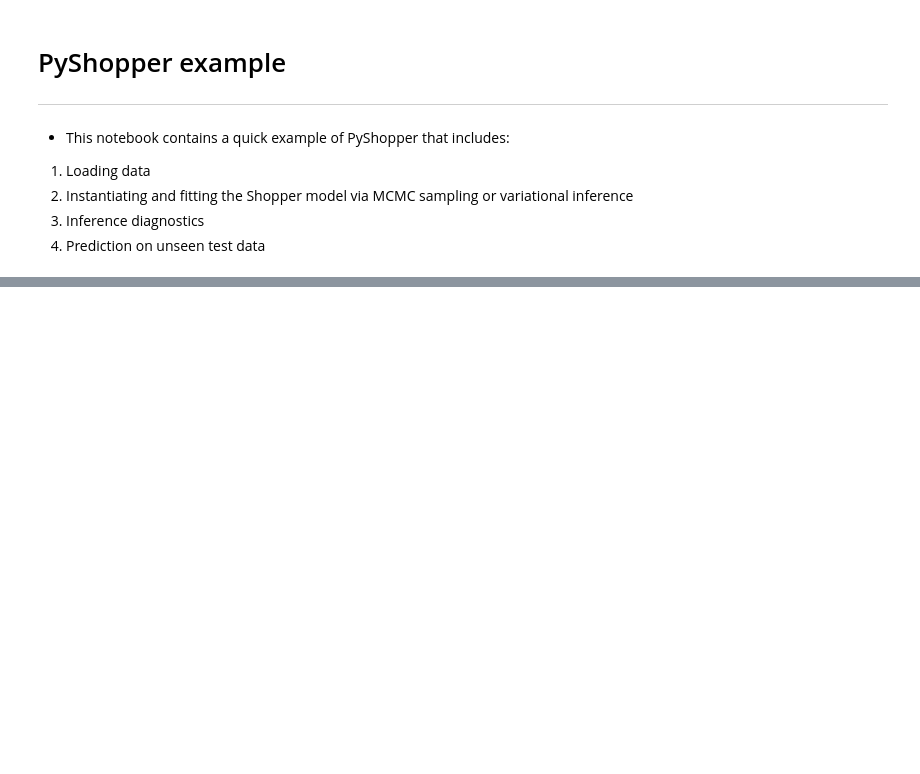
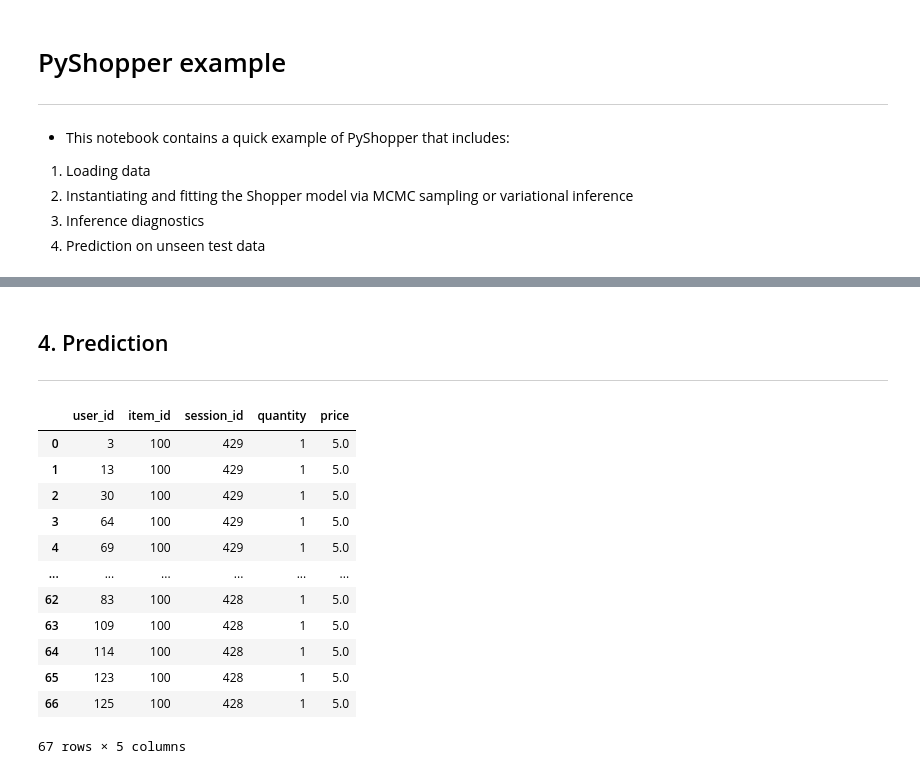
Before and after one commit to topher-lo/PyShopper, a Jupyter notebook: example.ipynb, the cells around one changed output, grey strips where cells are left out. Saved outputs shown, nothing was run; the diff lists cells and outputs as text; code cells hidden in the pictures; blank space fills up the shorter version.

```diff
--- a/example.ipynb
+++ b/example.ipynb
@@ -113,0 +121,31 @@ fig = advi_res.elbo_plot()
+# %% [markdown]
+## 4. Prediction
+---
+# %%
+# Load test data
+test_data = shopper.load_data(f'{DATA_URL}/test.tsv?raw=true',
+                              f'{DATA_URL}/prices.tsv?raw=true')
+test_sessions_list = sorted(test_data['session_id'].unique())
+
+W_test = int(0.33*W)
+
+# Limit data to C items and U users
+X_test = (test_data.loc[test_data['item_id'].isin(unique_items[:C])]
+                   .loc[test_data['session_id'].isin(test_sessions_list[-W_test:])]
+                   .reset_index(drop=True))
+
+X_test
+# %% [output]
+|  | user_id | item_id | session_id | quantity | price |
+| 0 | 3 | 100 | 429 | 1 | 5.0 |
+| 1 | 13 | 100 | 429 | 1 | 5.0 |
+| 2 | 30 | 100 | 429 | 1 | 5.0 |
+| 3 | 64 | 100 | 429 | 1 | 5.0 |
+| 4 | 69 | 100 | 429 | 1 | 5.0 |
+| ... | ... | ... | ... | ... | ... |
+| 62 | 83 | 100 | 428 | 1 | 5.0 |
+| 63 | 109 | 100 | 428 | 1 | 5.0 |
+| 64 | 114 | 100 | 428 | 1 | 5.0 |
+| 65 | 123 | 100 | 428 | 1 | 5.0 |
+| 66 | 125 | 100 | 428 | 1 | 5.0 |
+67 rows × 5 columns
```
Also changed, not shown: parts of 15 cells of this notebook, 2 other files.
